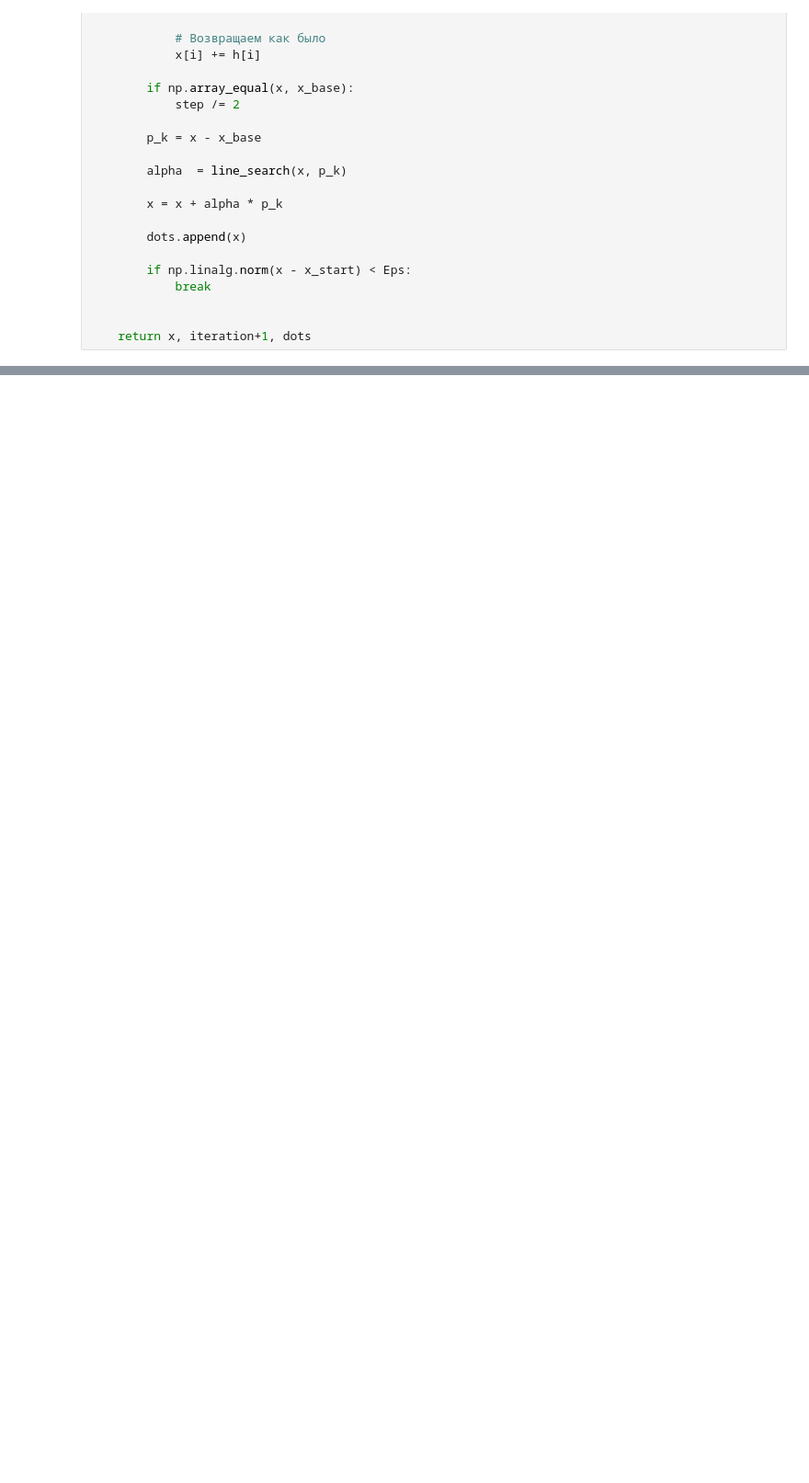
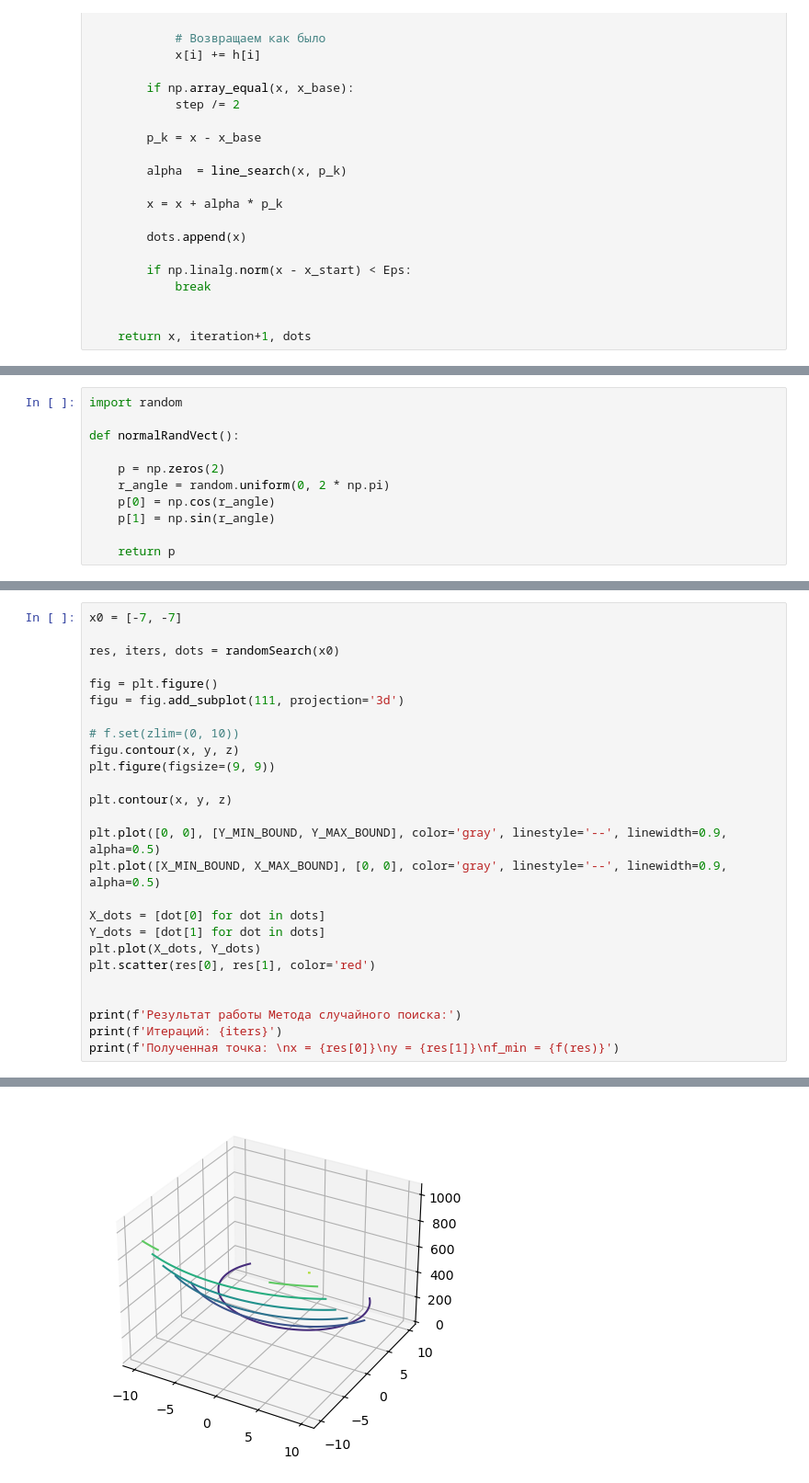
Before and after one commit to GordStep/Python-Mathematical-modeling-methods, a Jupyter notebook: source/minimum.ipynb, the cells around one changed output, grey strips where cells are left out. Shown at 92% size. Saved outputs shown, nothing was run; the diff lists cells and outputs as text; blank space fills up the shorter version.

Commit message:
Изменения при сдаче (переделан метод случайного поиска)

```diff
--- a/source/minimum.ipynb
+++ b/source/minimum.ipynb
@@ -726,0 +681,11 @@ plt.plot([-10, 10], [0, 0], color='gray', linestyle='--', linewidth=0.9, alpha=0
+# %%
+import random
+
+def normalRandVect():
+
+    p = np.zeros(2)
+    r_angle = random.uniform(0, 2 * np.pi)
+    p[0] = np.cos(r_angle)
+    p[1] = np.sin(r_angle)
+
+    return p
@@ -726,0 +757,27 @@ plt.plot([-10, 10], [0, 0], color='gray', linestyle='--', linewidth=0.9, alpha=0
+# %%
+x0 = [-7, -7]
+
+res, iters, dots = randomSearch(x0)
+
+fig = plt.figure()
+figu = fig.add_subplot(111, projection='3d')
+
+# f.set(zlim=(0, 10))
+figu.contour(x, y, z)
+plt.figure(figsize=(9, 9))
+
+plt.contour(x, y, z)
+
+plt.plot([0, 0], [Y_MIN_BOUND, Y_MAX_BOUND], color='gray', linestyle='--', linewidth=0.9, alpha=0.5)
+plt.plot([X_MIN_BOUND, X_MAX_BOUND], [0, 0], color='gray', linestyle='--', linewidth=0.9, alpha=0.5)
+
+X_dots = [dot[0] for dot in dots]
+Y_dots = [dot[1] for dot in dots]
+plt.plot(X_dots, Y_dots)
+plt.scatter(res[0], res[1], color='red')
+
+
+print(f'Результат работы Метода случайного поиска:')
+print(f'Итераций: {iters}')
+print(f'Полученная точка: \nx = {res[0]}\ny = {res[1]}\nf_min = {f(res)}')
+# %% [output]
@@ -726,0 +790 @@ plt.plot([-10, 10], [0, 0], color='gray', linestyle='--', linewidth=0.9, alpha=0
+[figure, added]
```
Also changed, not shown: parts of 11 cells of this notebook.
